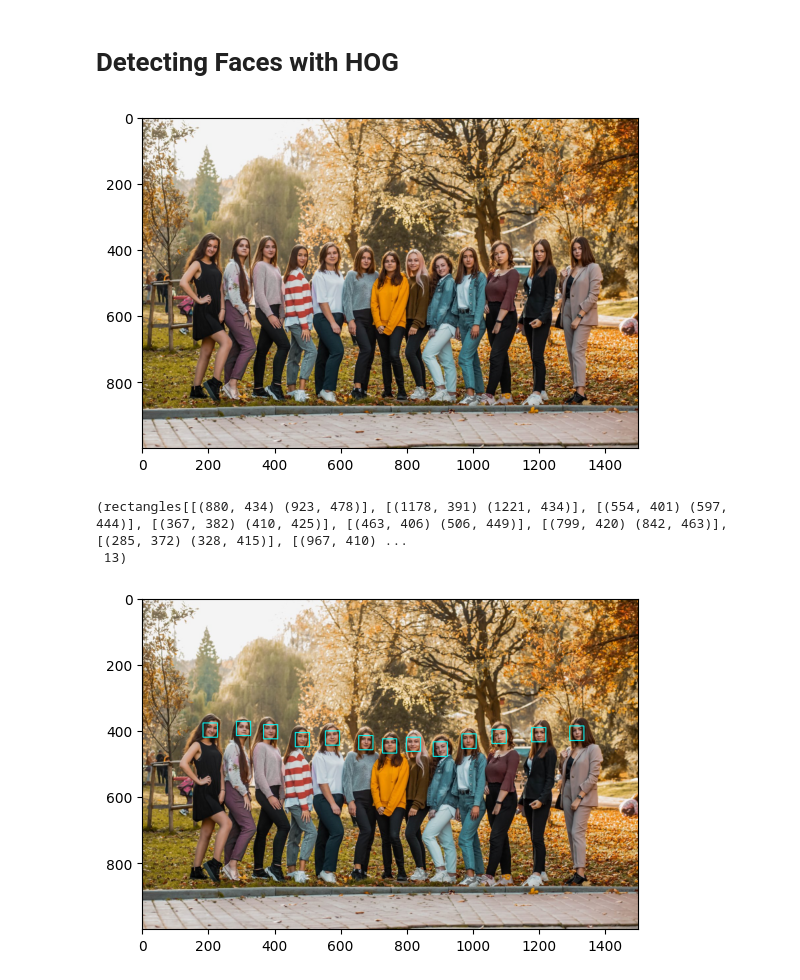
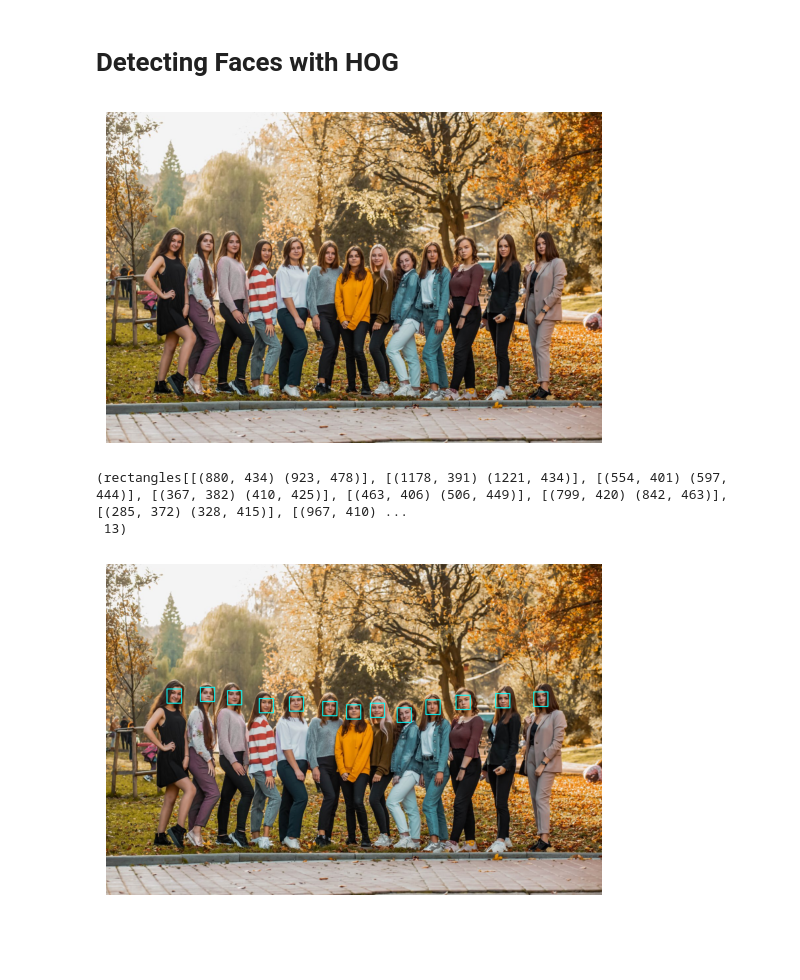
Before and after one commit to BlamerX/Deep-Learning-Projects, a Jupyter notebook: Computer Vision/Face Detection Using Dlib/detector.ipynb, the cells around one changed output. Drawn from its saved outputs; the diff is of its cells as text; code cells hidden in the pictures; blank space fills up the shorter version.

```diff
--- a/Computer Vision/Face Detection Using Dlib/detector.ipynb
+++ b/Computer Vision/Face Detection Using Dlib/detector.ipynb
@@ -6,9 +6,10 @@ from matplotlib import pyplot as plt
 # Detecting Faces with HOG
 # %%
 image = cv2.imread('./people2.jpg')
-plt.imshow(cv2.cvtColor(image, cv2.COLOR_BGR2RGB));
+plt.imshow(cv2.cvtColor(image, cv2.COLOR_BGR2RGB))
+plt.axis('off');
 # %% [output]
-[figure, old version]
+[figure, new version]
 # %%
 face_detector_hog=dlib.get_frontal_face_detector()
 detectors=face_detector_hog(image, 1)
@@ -20,7 +21,8 @@ detectors, len(detectors)
 # %%
 for face in detectors:
     l,t,r,b=face.left(),face.top(),face.right(),face.bottom()
     cv2.rectangle(image,(l,t),(r,b),(255,255,0),2)
-plt.imshow(cv2.cvtColor(image, cv2.COLOR_BGR2RGB));
+plt.imshow(cv2.cvtColor(image, cv2.COLOR_BGR2RGB))
+plt.axis('off');
 # %% [output]
-[figure, old version]
+[figure, new version]
```
Also changed, not shown: 2 other files.
